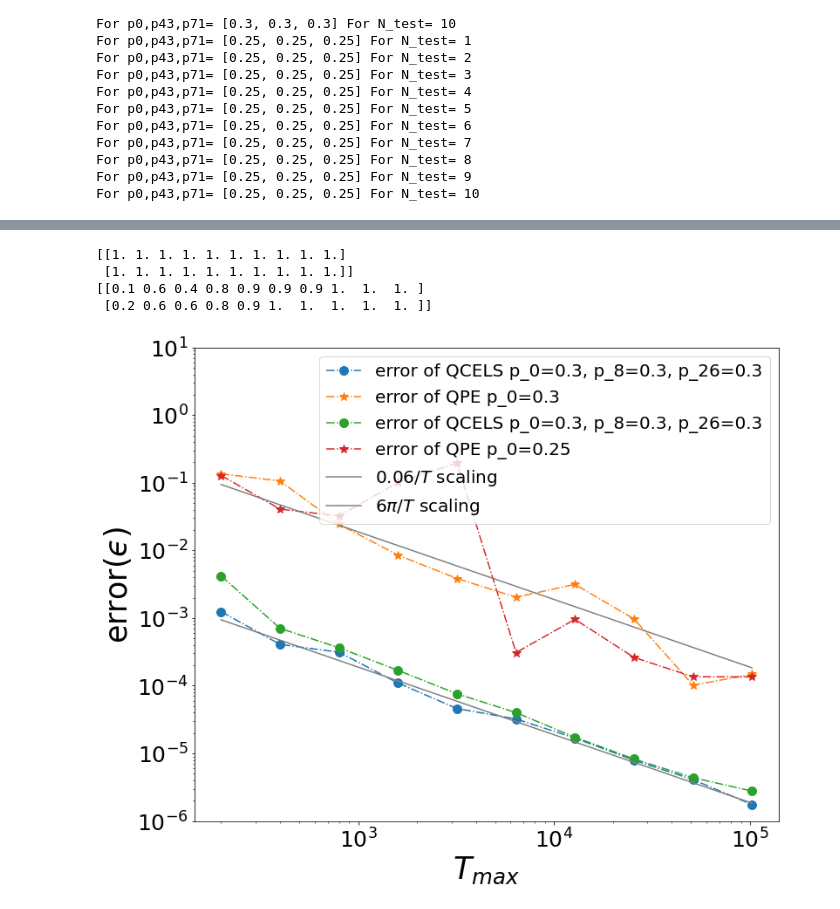
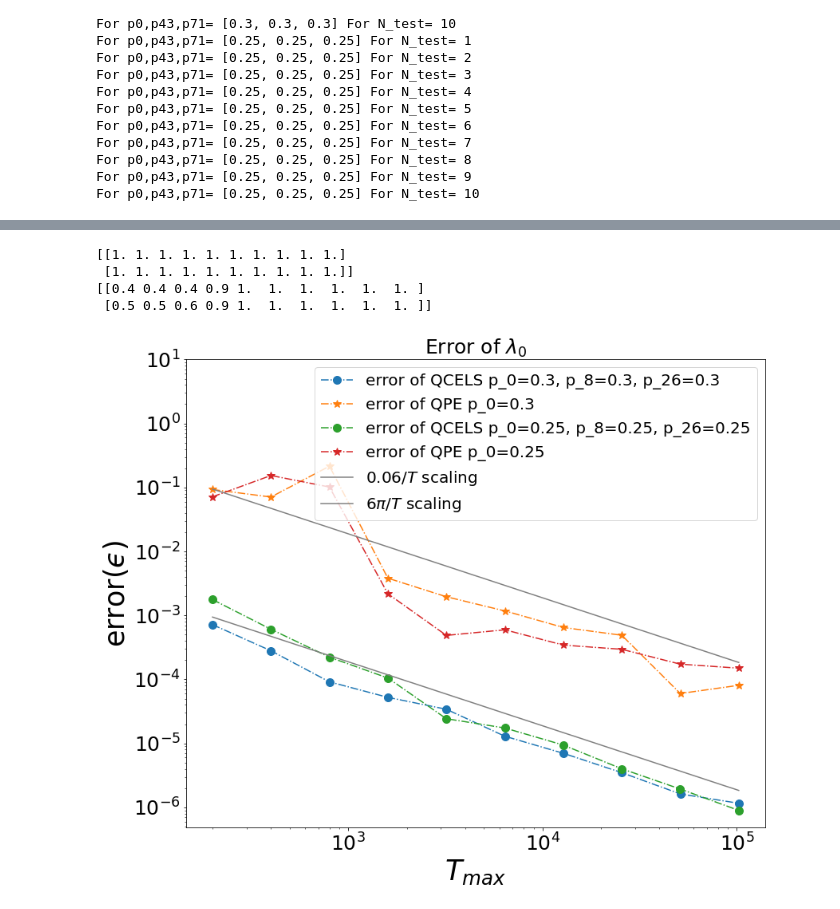
Before and after one commit to zhiyanding/MM-QCELS, a Jupyter notebook: compare_QCELS_QPE_hubbard_8sites.ipynb, the cells around one changed output, grey strips where cells are left out. Saved outputs shown, nothing was run; the diff lists cells and outputs as text; code cells hidden in the pictures.

```diff
--- a/compare_QCELS_QPE_hubbard_8sites.ipynb
+++ b/compare_QCELS_QPE_hubbard_8sites.ipynb
@@ -73,6 +73,7 @@ N_test_QCELS = 10  #number of different circuit depths for QCELS test
 N_QPE = 10  #number of different circuit depths for QCELS QPE test
 T_list_QCELS = T_gap*(2**(np.arange(N_test_QCELS)))### circuit depth for QCELS
 T_list_QPE = T_gap*(2**(np.arange(N_QPE)))###circuit depth for QPE
+err_QCELS_ground=np.zeros((len(p0_array),len(T_list_QCELS)))
 err_QCELS=np.zeros((len(p0_array),len(T_list_QCELS)))
 err_QPE=np.zeros((len(p0_array),len(T_list_QPE)))
 cost_list_avg_QCELS = np.zeros((len(p0_array),len(T_list_QCELS)))
@@ -108,8 +109,10 @@ for a1 in range(len(p0_array)):
             for n in range(len(lambda_prior)):
                  ground_energy_estimate[n]=ground_energy_estimate_QCELS[3*n+2]
             ground_energy_estimate=np.sort(ground_energy_estimate)
+            err_this_run_QCELS_ground = np.abs(ground_energy_estimate[0] - spectrum[0])
             err_this_run_QCELS = np.linalg.norm(ground_energy_estimate - np.array([spectrum[0],spectrum[43],spectrum[71]]))
 #             err_this_run_QCELS = min(np.abs(ground_energy_estimate-spectrum[0]))
+            err_QCELS_ground[a1,ix] = err_QCELS_ground[a1,ix]+np.abs(err_this_run_QCELS_ground)
             err_QCELS[a1,ix] = err_QCELS[a1,ix]+np.abs(err_this_run_QCELS)
             cost_list_avg_QCELS[a1,ix]=cost_list_avg_QCELS[a1,ix]+cost_list_QCELS_this
             max_T_QCELS[a1,ix]=max(max_T_QCELS[a1,ix],max_T_QCELS_this)
@@ -132,6 +135,7 @@ for a1 in range(len(p0_array)):
             cost_list_avg_QPE[a1,ix] = T*N_try_QPE
     rate_success_QCELS[a1,:] = n_success_QCELS[:]/Navg
     err_QCELS[a1,:] = err_QCELS[a1,:]/Navg
+    err_QCELS_ground[a1,:] = err_QCELS_ground[a1,:]/Navg
     rate_success_QPE[a1,:] = n_success_QPE[:]/Navg
     err_QPE[a1,:] = err_QPE[a1,:]/Navg
     cost_list_avg_QCELS[a1,:]=cost_list_avg_QCELS[a1,:]/Navg
@@ -160,47 +217,49 @@ For p0,p43,p71= [0.25, 0.25, 0.25] For N_test= 10
 print(rate_success_QCELS)
 print(rate_success_QPE)
 plt.figure(figsize=(12,10))
-plt.plot(max_T_QCELS[0,:],err_QCELS[0,:],linestyle="-.",marker="o",
+plt.plot(max_T_QCELS[0,:],err_QCELS_ground[0,:],linestyle="-.",marker="o",
          label="error of QCELS p_0={}, p_8={}, p_26={}".format(p0_array[0],p43_array[0],p71_array[0]))
 plt.plot(T_list_QPE,err_QPE[0,:],linestyle="-.",marker="*",
          label="error of QPE p_0={}".format(p0_array[0]))
-plt.plot(max_T_QCELS[1,:],err_QCELS[1,:],linestyle="-.",marker="o",
-         label="error of QCELS p_0={}, p_8={}, p_26={}".format(p0_array[0],p43_array[0],p71_array[0]))
+plt.plot(max_T_QCELS[1,:],err_QCELS_ground[1,:],linestyle="-.",marker="o",
+         label="error of QCELS p_0={}, p_8={}, p_26={}".format(p0_array[1],p43_array[1],p71_array[1]))
 plt.plot(T_list_QPE,err_QPE[1,:],linestyle="-.",marker="*",
          label="error of QPE p_0={}".format(p0_array[1]))
 plt.plot(max_T_QCELS[0,:],0.06*np.pi/max_T_QCELS[0,:],linestyle="-",color="grey",label="$0.06/T$ scaling")
 plt.plot(T_list_QPE,6*np.pi/T_list_QPE,linestyle="-",color="grey",label="$6\pi/T$ scaling")
 plt.xlabel("$T_{max}$",fontsize=35)
 plt.ylabel("error($ϵ$)",fontsize=35)
 plt.xticks(fontsize=25)
 plt.yticks(fontsize=25)
 plt.xscale("log")
 plt.yscale("log")
 plt.ylim(top=10)
 plt.legend(fontsize=20)
-plt.savefig('Hubbard_depth_8.pdf')
+plt.title('Error of $\lambda_0$',fontsize=25)
+plt.savefig('Hubbard_depth_8_ground.pdf')
 plt.figure(figsize=(12,10))
-plt.plot(cost_list_avg_QCELS[0,:],err_QCELS[0,:],linestyle="-.",marker="o",
+plt.plot(cost_list_avg_QCELS[0,:],err_QCELS_ground[0,:],linestyle="-.",marker="o",
          label="error of QCELS p_0={}, p_43={}, p_71={}".format(p0_array[0],p43_array[0],p71_array[0]))
 plt.plot(cost_list_avg_QPE[0,:],err_QPE[0,:],linestyle="-.",marker="*",
          label="error of QPE p_0={}".format(p0_array[0]))
-plt.plot(cost_list_avg_QCELS[1,:],err_QCELS[1,:],linestyle="-.",marker="o",
-         label="error of QCELS p_0={}, p_43={}, p_71={}".format(p0_array[0],p43_array[0],p71_array[0]))
+plt.plot(cost_list_avg_QCELS[1,:],err_QCELS_ground[1,:],linestyle="-.",marker="o",
+         label="error of QCELS p_0={}, p_43={}, p_71={}".format(p0_array[1],p43_array[1],p71_array[1]))
 plt.plot(cost_list_avg_QPE[1,:],err_QPE[1,:],linestyle="-.",marker="*",
          label="error of QPE p_0={}".format(p0_array[1]))
 plt.xlabel("$T_{total}$",fontsize=35)
 plt.ylabel("error($ϵ$)",fontsize=35)
 plt.xticks(fontsize=25)
 plt.yticks(fontsize=25)
 plt.xscale("log")
 plt.yscale("log")
 plt.ylim(top=10)
 plt.legend(fontsize=23)
-plt.savefig('Hubbard_cost_8.pdf')
+plt.title('Error of $\lambda_0$',fontsize=25)
+plt.savefig('Hubbard_cost_8_ground.pdf')
 plt.show()
 # %% [output]
 [[1. 1. 1. 1. 1. 1. 1. 1. 1. 1.]
  [1. 1. 1. 1. 1. 1. 1. 1. 1. 1.]]
-[[0.1 0.6 0.4 0.8 0.9 0.9 0.9 1.  1.  1. ]
- [0.2 0.6 0.6 0.8 0.9 1.  1.  1.  1.  1. ]]
+[[0.4 0.4 0.4 0.9 1.  1.  1.  1.  1.  1. ]
+ [0.5 0.5 0.6 0.9 1.  1.  1.  1.  1.  1. ]]
-[figure, old version]
+[figure, new version]
```
Also changed, not shown: parts of 3 cells of this notebook, 27 other files.
